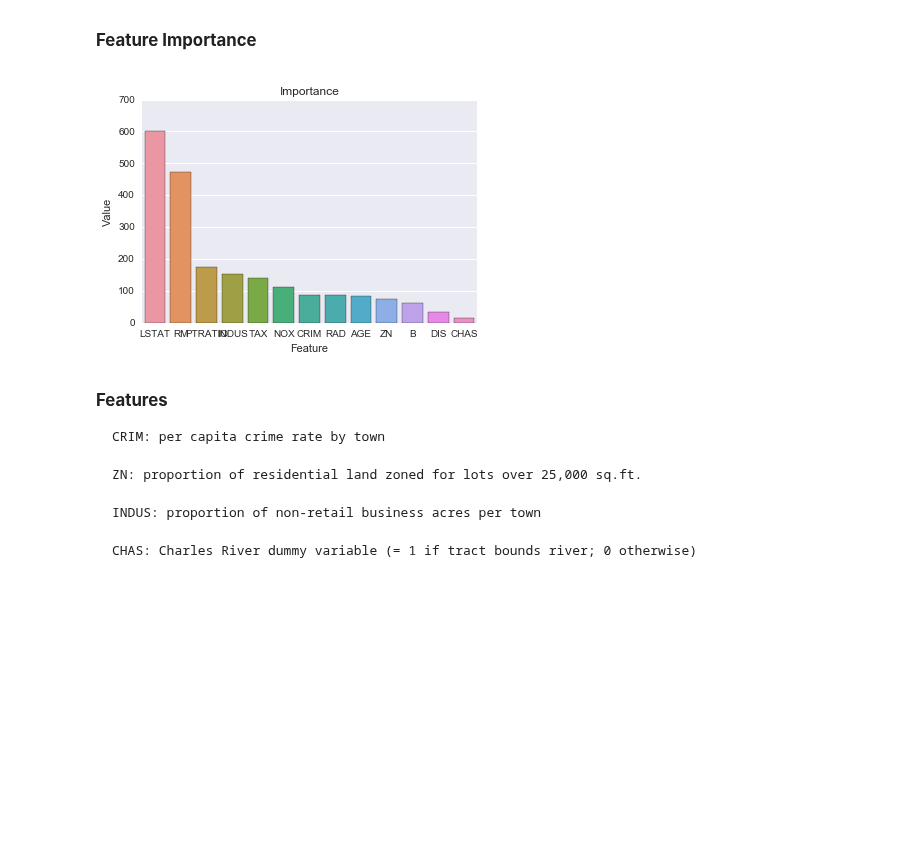
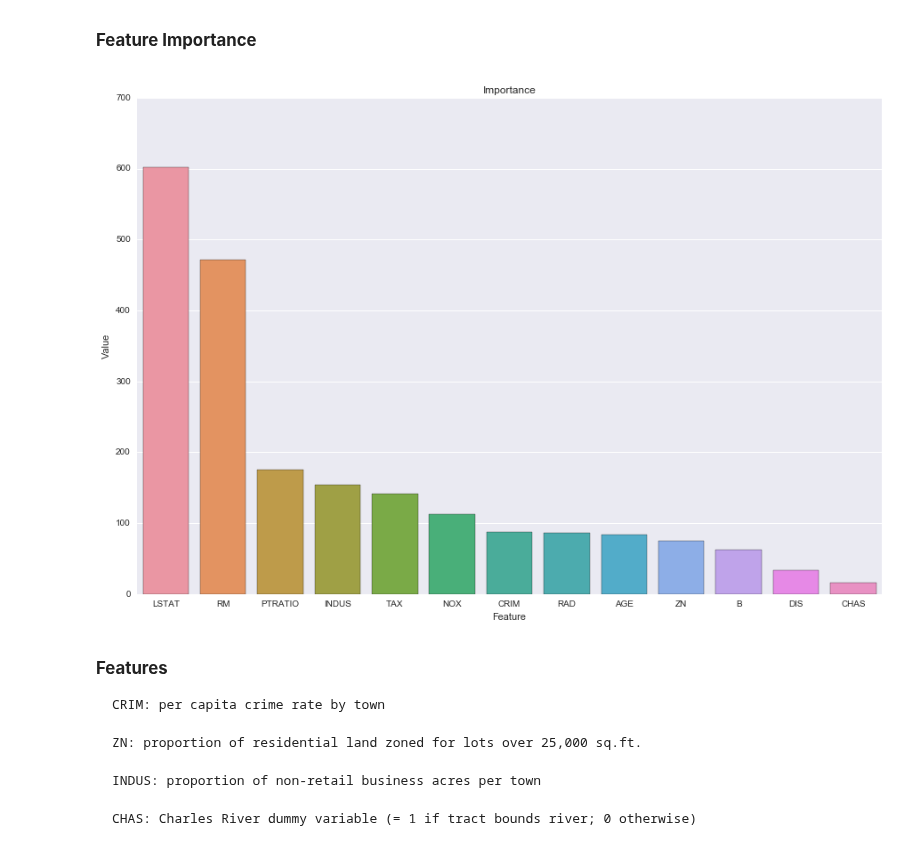
Before and after one commit to AnilKumarTeegala/DSE220_Machine_Learning, a Jupyter notebook: IPynb/3_Boston_Housing-Copy1.ipynb, the cells around one changed output. Drawn from its saved outputs; the diff is of its cells as text; code cells hidden in the pictures; blank space fills up the shorter version.

```diff
--- a/IPynb/3_Boston_Housing-Copy1.ipynb
+++ b/IPynb/3_Boston_Housing-Copy1.ipynb
@@ -56,18 +56,19 @@ pd.DataFrame(data = zip(Dimensions, shapes), columns = ['Data', 'Shapes'])
 # %% [markdown]
 <strong><p style="font-size:120%;">Feature Importance</strong>
 # %%
+plt.figure(figsize=(15, 10));
 fs=SelectKBest(score_func=f_regression, k=7)
 X_new=fs.fit_transform(boston_data.data, boston_data.target)
 feat_imp = pd.DataFrame(zip(boston_data.feature_names, fs.scores_,
                             fs.get_support()), columns = ["Features","Score","Select"])
 feat_imp = feat_imp.sort_values(["Score"],ascending = False)
 
 ax = sns.barplot(x="Features", y="Score", data=feat_imp)
 ax.set_xlabel('Feature')
 ax.set_ylabel('Value')
 ax.set_title('Importance');
 # %% [output]
-[figure, old version]
+[figure, new version]
 # %% [markdown]
 <strong><p style="font-size:120%;">Features </strong>
 
```
Also changed, not shown: parts of 3 cells of this notebook.
